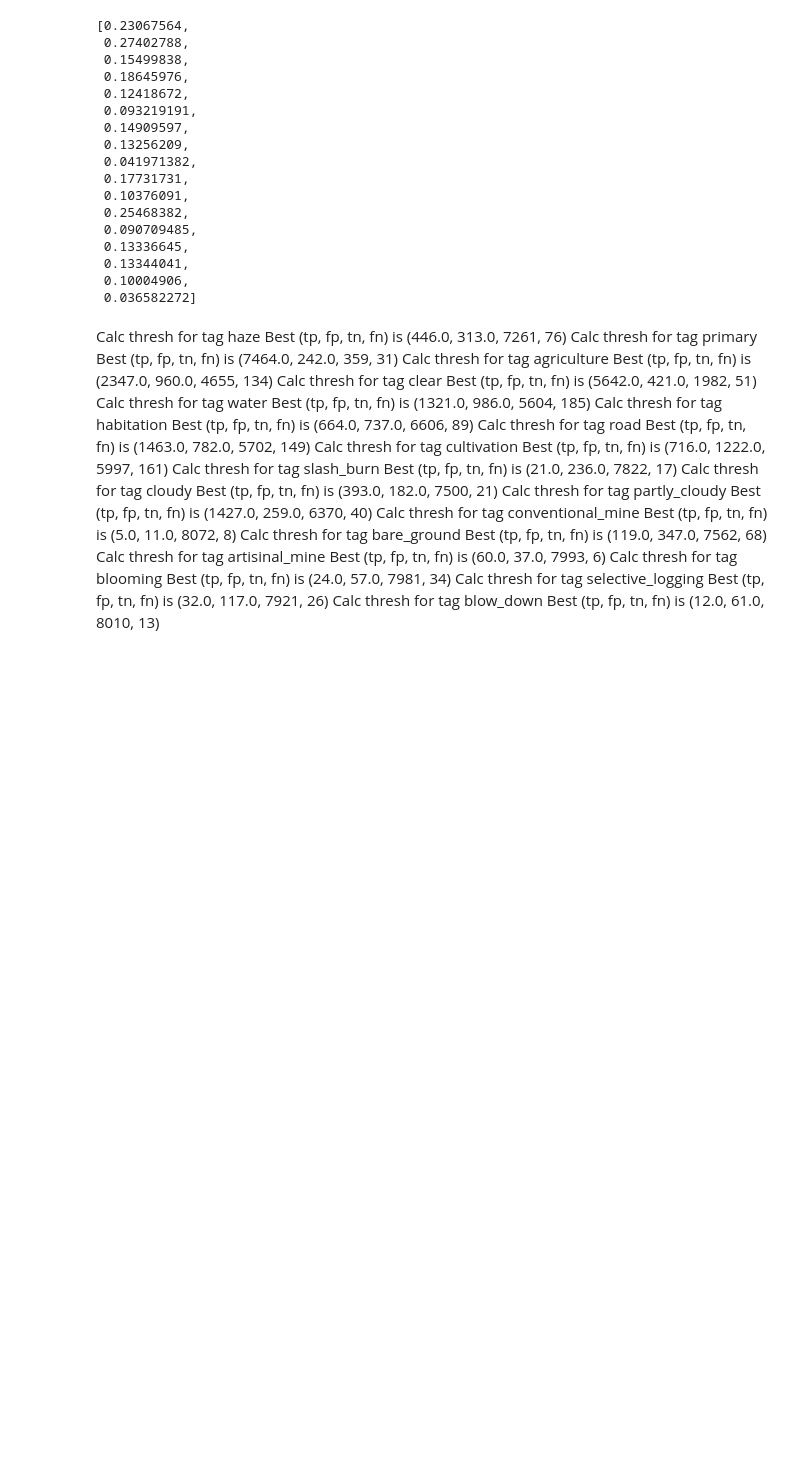
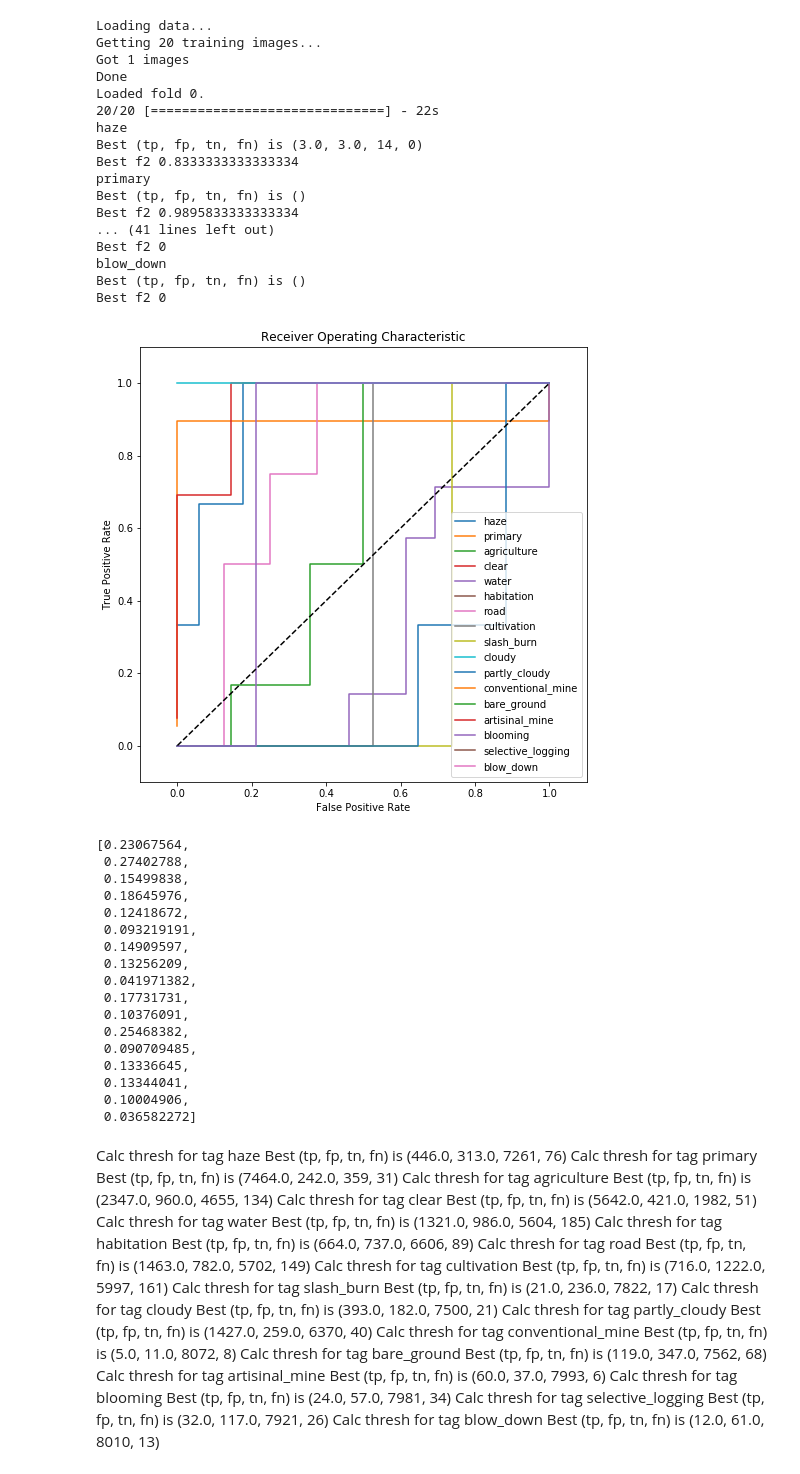
Before and after one commit to kylinorange/kaggle-planet, a Jupyter notebook: Threshold.ipynb, the cells around one changed output. Saved outputs shown, nothing was run; the diff lists cells and outputs as text; code cells hidden in the pictures; blank space fills up the shorter version.

Commit message:
roc curve

```diff
--- a/Threshold.ipynb
+++ b/Threshold.ipynb
@@ -12,10 +21,26 @@ tags = Tags()
 N_TAGS = 17
 
 def threshold(pred, true):
+    # Initialize figure
+    fig = plt.figure(figsize=(15,15))
+    plt.title('Receiver Operating Characteristic')
+
     thres = [0] * N_TAGS
     for i in range(N_TAGS):
-        print('Calc thresh for tag {}'.format(tags.idx_to_tag(i)))
-        thres[i] = tag_threshold(pred[:,i], true[:,i])
+        print('{}'.format(tags.idx_to_tag(i)))
+        thres[i] = tag_threshold(pred[:,i], true[:,i], name=tags.idx_to_tag(i))
+
+    # Diagonal 45 degree line
+    plt.plot([0,1],[0,1],'k--')
+
+    # Axes limits and labels
+    plt.xlim([-0.1,1.1])
+    plt.ylim([-0.1,1.1])
+    plt.ylabel('True Positive Rate')
+    plt.xlabel('False Positive Rate')
+    plt.legend(loc='lower right')
+    plt.show()
+
     return thres
 
 def amazon_score(tp, fp, fn):
@@ -24,9 +49,14 @@ def amazon_score(tp, fp, fn):
     result = 5 * p * r / (4 * p + r) if 4 * p + r > 0 else 0
     return result
 
-def tag_threshold(pred, true):
+def tag_threshold(pred, true, name=''):
     pred = pred.reshape((len(pred)))
     true = true.reshape((len(true)))
+
+    # Plot ROC curve
+    fpr, tpr, thresholds = roc_curve(true, pred)
+    plt.plot(fpr, tpr, label=name)
+
     N_POS = sum(true)
     N_NEG = len(pred) - N_POS
     pair = list(zip(pred, true))
@@ -48,11 +78,12 @@ def tag_threshold(pred, true):
             tag_thres = pair[i][0]
             best_counts = (tp, fp, tn, fn)
     print('Best (tp, fp, tn, fn) is {}'.format(best_counts))
+    print('Best f2 {}'.format(max_score))
     return tag_thres
 
-def calc_threshold(path):
+def calc_threshold(path, toy=None):
     m = Models.load_resnet50(path)
-    d = Data(train=[0])
+    d = Data(train=[0], toy=toy)
     X, y = d.get_fold(0)
     y_pred = m.predict(X, verbose=1)
     return threshold(y_pred, y)
@@ -63,4 +94,23 @@ def test():
     thres = threshold(pred, true)
     return thres
 # %%
-t = calc_threshold('./weights-v9.hdf5')
+t = calc_threshold('./weights-v9.hdf5', toy=100)
+# %% [output]
+Loading data...
+Getting 20 training images...
+Got 1 images
+Done
+Loaded fold 0.
+20/20 [==============================] - 22s
+haze
+Best (tp, fp, tn, fn) is (3.0, 3.0, 14, 0)
+Best f2 0.8333333333333334
+primary
+Best (tp, fp, tn, fn) is ()
+Best f2 0.9895833333333334
+... (41 lines left out)
+Best f2 0
+blow_down
+Best (tp, fp, tn, fn) is ()
+Best f2 0
+[figure, added]
```
Also changed, not shown: parts of 4 cells of this notebook, 3 other files.
